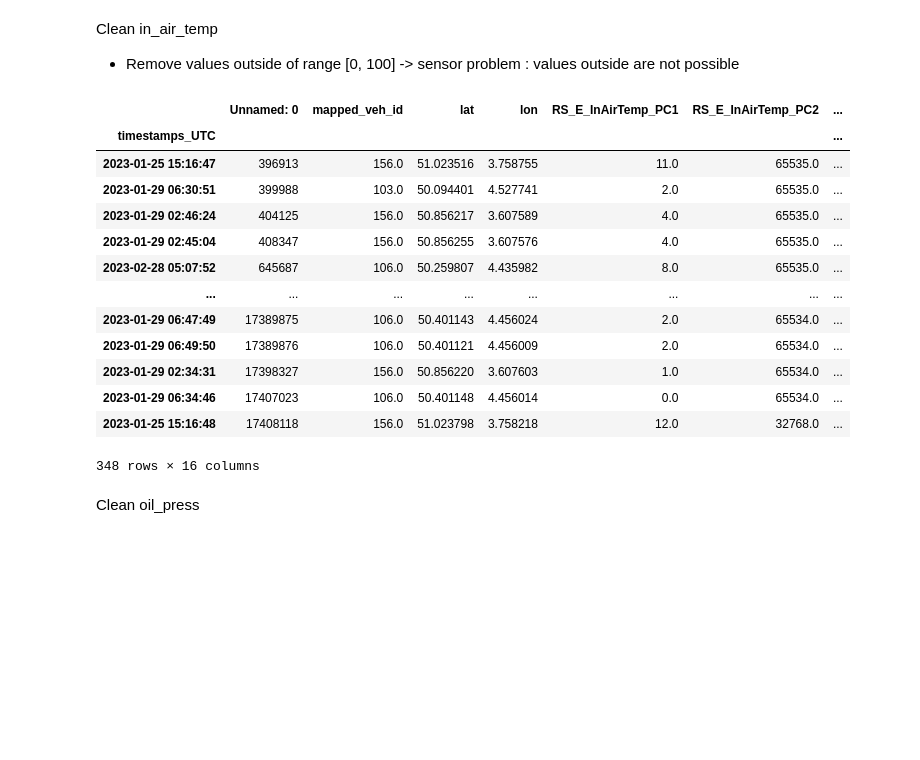
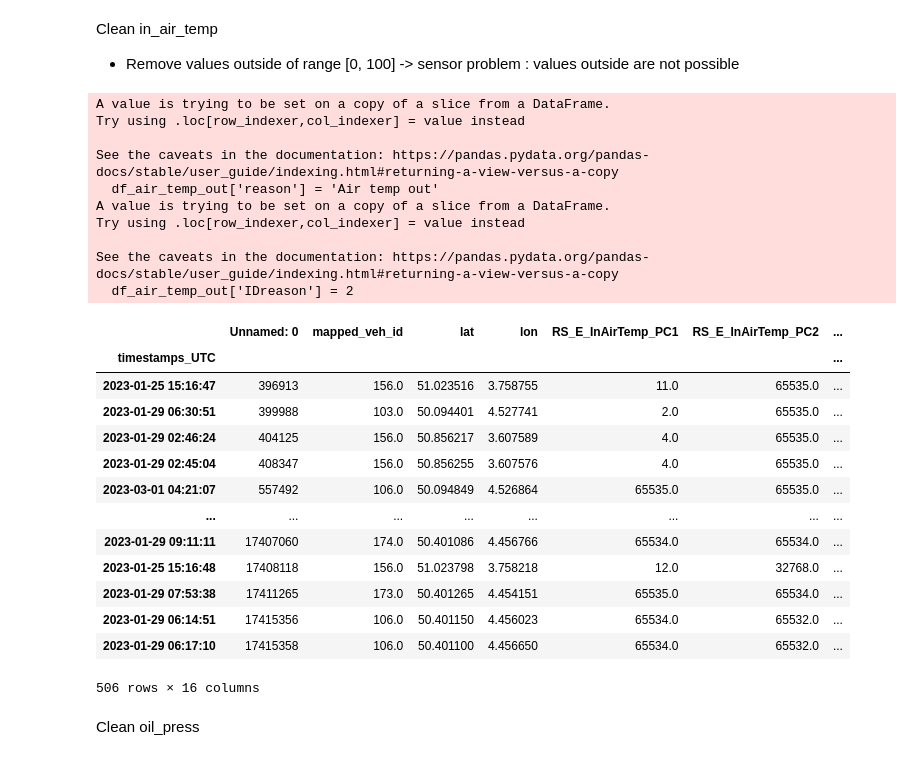
Before and after one commit to koadegno/data-minig-project, a Jupyter notebook: DM_plots.ipynb, the cells around one changed output. Saved outputs shown, nothing was run; the diff lists cells and outputs as text; code cells hidden in the pictures; blank space fills up the shorter version.

```diff
--- a/DM_plots.ipynb
+++ b/DM_plots.ipynb
@@ -9,7 +9,8 @@ Drop duplicates & data from 2022
 # %%
 df = df.drop_duplicates()
 df = df[~df.index.year.isin([2022])]
-df_dropped = df.dropna()
+df = df.dropna()
+df_dropped = df
 # %% [markdown]
 Drop rows where both motors are off
 # %%
@@ -102,28 +103,38 @@ plt.savefig("explo/before_log.png")
 Clean in_air_temp
 - Remove values outside of range [0, 100] -> sensor problem : values outside are not possible
 # %%
-df_air_temp_out = df_dropped[(df_dropped['RS_E_InAirTemp_PC1'] < 0) | (df_dropped['RS_E_InAirTemp_PC1'] > 100)]
+df_air_temp_out = df[(df['RS_E_InAirTemp_PC1'] < 0) | (df['RS_E_InAirTemp_PC1'] > 100)]
 df_dropped = df_dropped[(df_dropped['RS_E_InAirTemp_PC1'] >= 0) & (df_dropped['RS_E_InAirTemp_PC1'] <= 100)]
-df_air_temp_out = df_dropped[(df_dropped['RS_E_InAirTemp_PC2'] < 0) | (df_dropped['RS_E_InAirTemp_PC2'] > 100)]
+df_air_temp_out = df[(df['RS_E_InAirTemp_PC2'] < 0) | (df['RS_E_InAirTemp_PC2'] > 100)]
 df_dropped = df_dropped[(df_dropped['RS_E_InAirTemp_PC2'] >= 0) & (df_dropped['RS_E_InAirTemp_PC2'] <= 100)]
 df_air_temp_out['reason'] = 'Air temp out'
 df_air_temp_out['IDreason'] = 2
 df_air_temp_out
 # %% [output]
+A value is trying to be set on a copy of a slice from a DataFrame.
+Try using .loc[row_indexer,col_indexer] = value instead
+
+See the caveats in the documentation: https://pandas.pydata.org/pandas-docs/stable/user_guide/indexing.html#returning-a-view-versus-a-copy
+  df_air_temp_out['reason'] = 'Air temp out'
+A value is trying to be set on a copy of a slice from a DataFrame.
+Try using .loc[row_indexer,col_indexer] = value instead
+
+See the caveats in the documentation: https://pandas.pydata.org/pandas-docs/stable/user_guide/indexing.html#returning-a-view-versus-a-copy
+  df_air_temp_out['IDreason'] = 2
 |  | Unnamed: 0 | mapped_veh_id | lat | lon | RS_E_InAirTemp_PC1 | RS_E_InAirTemp_PC2 | ... |
 | timestamps_UTC |  |  |  |  |  |  | ... |
 | 2023-01-25 15:16:47 | 396913 | 156.0 | 51.023516 | 3.758755 | 11.0 | 65535.0 | ... |
 | 2023-01-29 06:30:51 | 399988 | 103.0 | 50.094401 | 4.527741 | 2.0 | 65535.0 | ... |
 | 2023-01-29 02:46:24 | 404125 | 156.0 | 50.856217 | 3.607589 | 4.0 | 65535.0 | ... |
 | 2023-01-29 02:45:04 | 408347 | 156.0 | 50.856255 | 3.607576 | 4.0 | 65535.0 | ... |
-| 2023-02-28 05:07:52 | 645687 | 106.0 | 50.259807 | 4.435982 | 8.0 | 65535.0 | ... |
+| 2023-03-01 04:21:07 | 557492 | 106.0 | 50.094849 | 4.526864 | 65535.0 | 65535.0 | ... |
 | ... | ... | ... | ... | ... | ... | ... | ... |
-| 2023-01-29 06:47:49 | 17389875 | 106.0 | 50.401143 | 4.456024 | 2.0 | 65534.0 | ... |
-| 2023-01-29 06:49:50 | 17389876 | 106.0 | 50.401121 | 4.456009 | 2.0 | 65534.0 | ... |
-| 2023-01-29 02:34:31 | 17398327 | 156.0 | 50.856220 | 3.607603 | 1.0 | 65534.0 | ... |
-| 2023-01-29 06:34:46 | 17407023 | 106.0 | 50.401148 | 4.456014 | 0.0 | 65534.0 | ... |
+| 2023-01-29 09:11:11 | 17407060 | 174.0 | 50.401086 | 4.456766 | 65534.0 | 65534.0 | ... |
 | 2023-01-25 15:16:48 | 17408118 | 156.0 | 51.023798 | 3.758218 | 12.0 | 32768.0 | ... |
+| 2023-01-29 07:53:38 | 17411265 | 173.0 | 50.401265 | 4.454151 | 65535.0 | 65534.0 | ... |
+| 2023-01-29 06:14:51 | 17415356 | 106.0 | 50.401150 | 4.456023 | 65534.0 | 65532.0 | ... |
+| 2023-01-29 06:17:10 | 17415358 | 106.0 | 50.401100 | 4.456650 | 65534.0 | 65532.0 | ... |
-348 rows × 16 columns
+506 rows × 16 columns
 # %% [markdown]
 Clean oil_press
 # %% [markdown]
```
Also changed, not shown: parts of 5 cells of this notebook, 1 other file.
